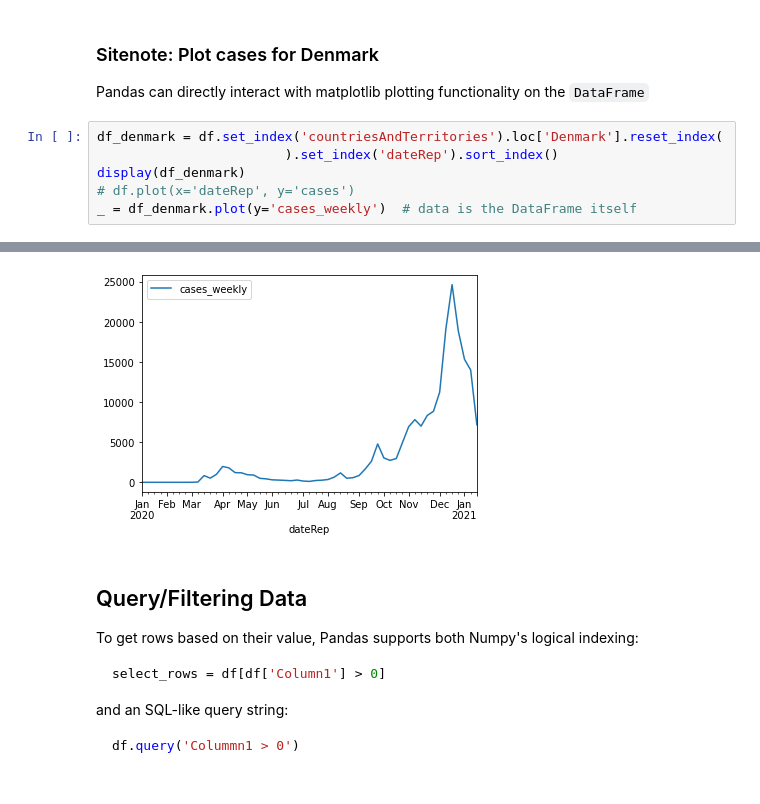
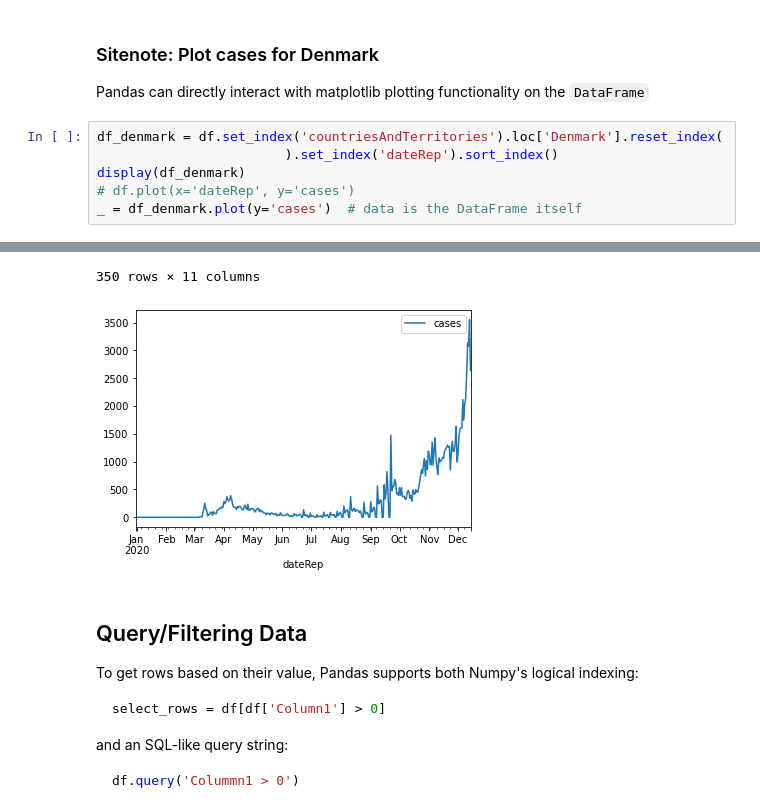
Before and after one commit to pythontsunami/teaching, a Jupyter notebook: Pandas/Pandas.ipynb, the cells around one changed output, grey strips where cells are left out. Cells and saved outputs as stored; diff of their text form.

Commit message:
hotfix weekly

```diff
--- a/Pandas/Pandas.ipynb
+++ b/Pandas/Pandas.ipynb
@@ -409,5 +409,5 @@ df_denmark = df.set_index('countriesAndTerritories').loc['Denmark'].reset_index(
                         ).set_index('dateRep').sort_index()
 display(df_denmark)
 # df.plot(x='dateRep', y='cases')
-_ = df_denmark.plot(y='cases_weekly')  # data is the DataFrame itself
+_ = df_denmark.plot(y='cases')  # data is the DataFrame itself
 # %% [output]
@@ -432,4 +427,5 @@ _ = df_denmark.plot(y='cases_weekly')  # data is the DataFrame itself
+350 rows × 11 columns
-[figure, old version]
+[figure, new version]
 # %% [markdown]
 ## Query/Filtering Data
 
```
Also changed, not shown: parts of 19 cells of this notebook.
